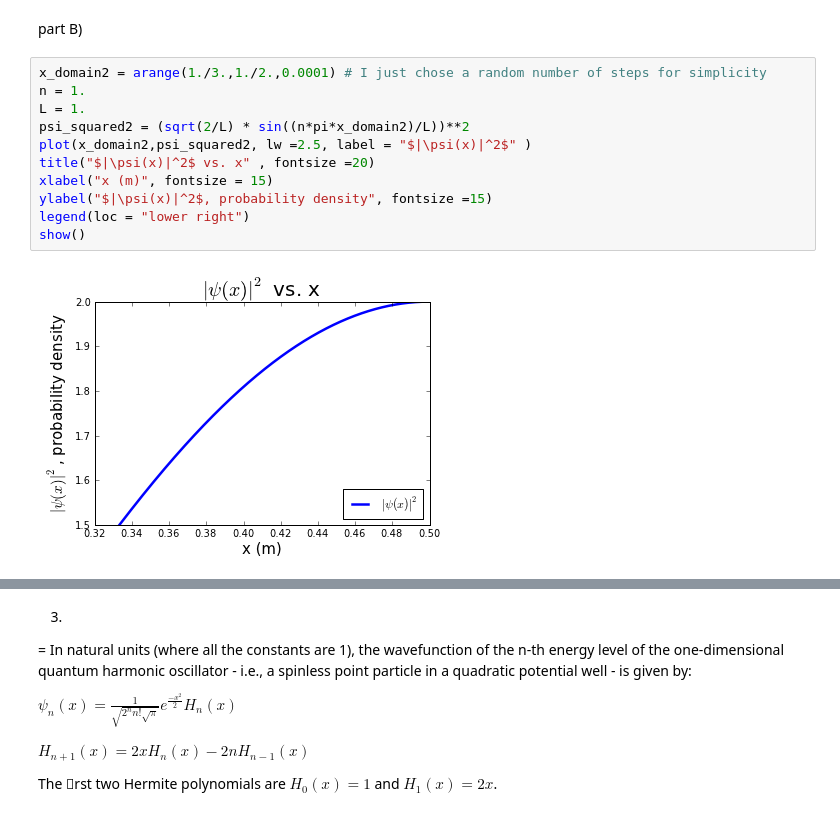
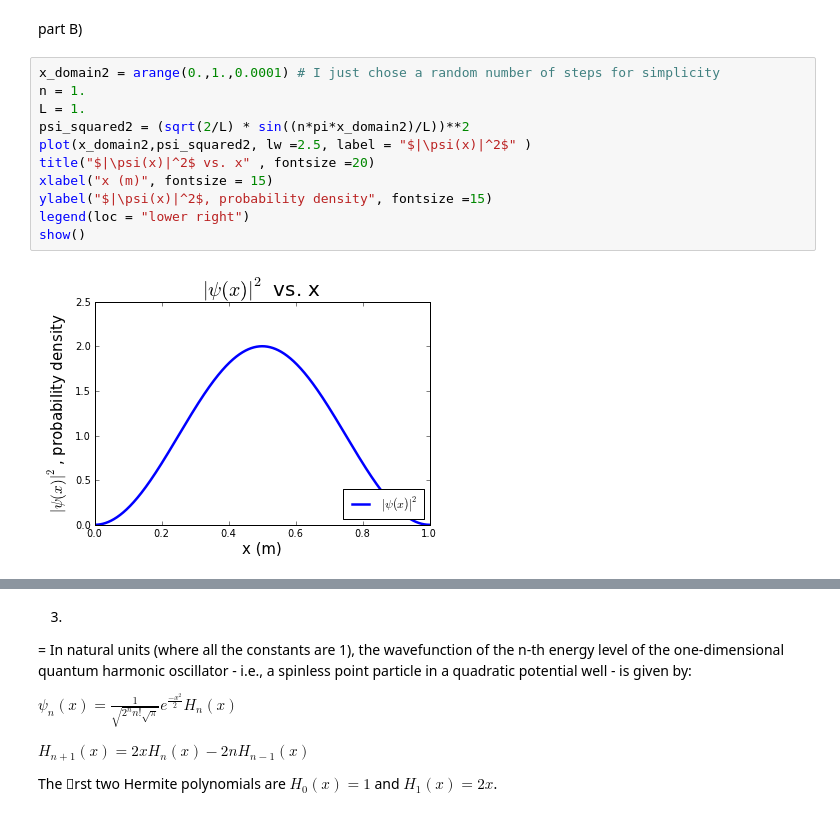
Before and after one commit to dgelfer/PHYS20213, a Jupyter notebook: Week5/Numerical_Integration Exercises .ipynb, the cells around one changed output, grey strips where cells are left out. Saved outputs shown, nothing was run; the diff lists cells and outputs as text.

```diff
--- a/Week5/Numerical_Integration Exercises .ipynb
+++ b/Week5/Numerical_Integration Exercises .ipynb
@@ -74,15 +74,15 @@ print probinbox , "Probability, Estimated accuracy"
 # %% [markdown]
 part B)
 # %%
-x_domain2 = arange(1./3.,1./2.,0.0001) # I just chose a random number of steps for simplicity
+x_domain2 = arange(0.,1.,0.0001) # I just chose a random number of steps for simplicity
 n = 1.
 L = 1.
 psi_squared2 = (sqrt(2/L) * sin((n*pi*x_domain2)/L))**2
 plot(x_domain2,psi_squared2, lw =2.5, label = "$|\psi(x)|^2$" )
 title("$|\psi(x)|^2$ vs. x" , fontsize =20)
 xlabel("x (m)", fontsize = 15)
 ylabel("$|\psi(x)|^2$, probability density", fontsize =15)
 legend(loc = "lower right")
 show()
 # %% [output]
-[figure, old version]
+[figure, new version]
```
Also changed, not shown: parts of 20 cells of this notebook.
